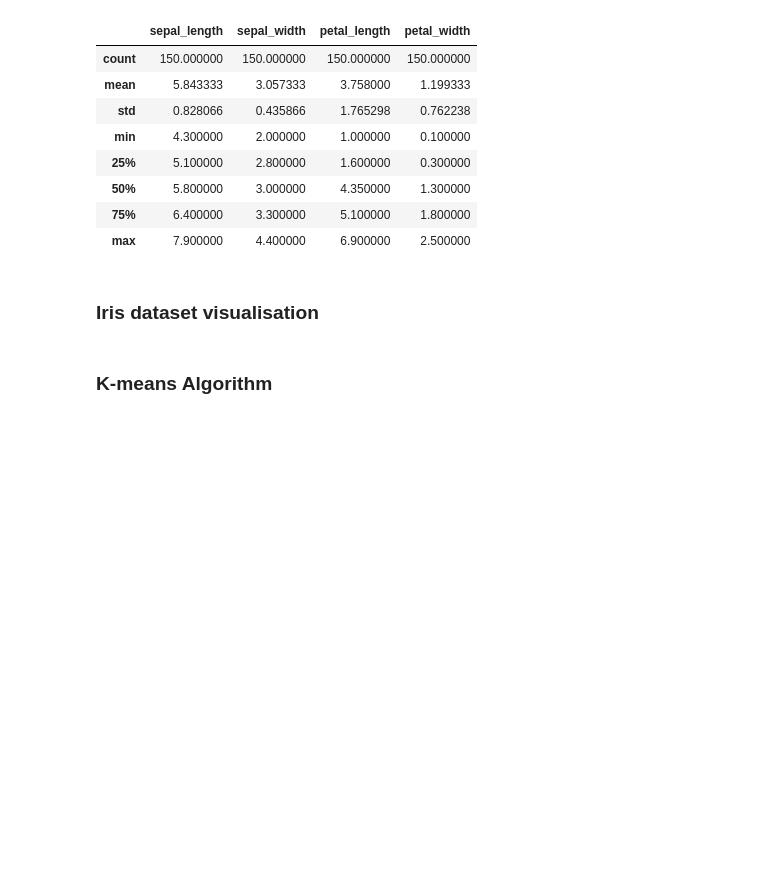
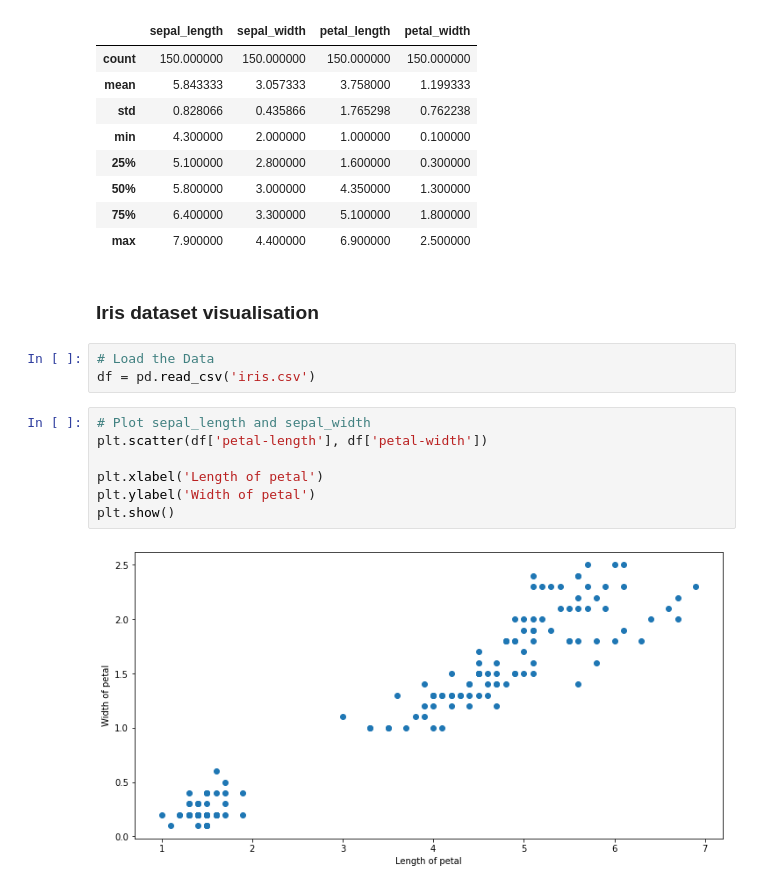
Before and after one commit to ezekielonaloye-gmit/Machine-learning-and-statistics--Assessment-2020, a Jupyter notebook: Task_4.ipynb, the cells around one changed output. Drawn from its saved outputs; the diff is of its cells as text; blank space fills up the shorter version.

```diff
--- a/Task_4.ipynb
+++ b/Task_4.ipynb
@@ -145,5 +137,15 @@ df.describe()
 | max | 7.900000 | 4.400000 | 6.900000 | 2.500000 |
 # %% [markdown]
 ### Iris dataset visualisation
-# %% [markdown]
-### K-means Algorithm
+# %%
+# Load the Data
+df = pd.read_csv('iris.csv')
+# %%
+# Plot sepal_length and sepal_width
+plt.scatter(df['petal-length'], df['petal-width'])
+
+plt.xlabel('Length of petal')
+plt.ylabel('Width of petal')
+plt.show()
+# %% [output]
+[figure, added]
```
Also changed, not shown: parts of 15 cells of this notebook.
